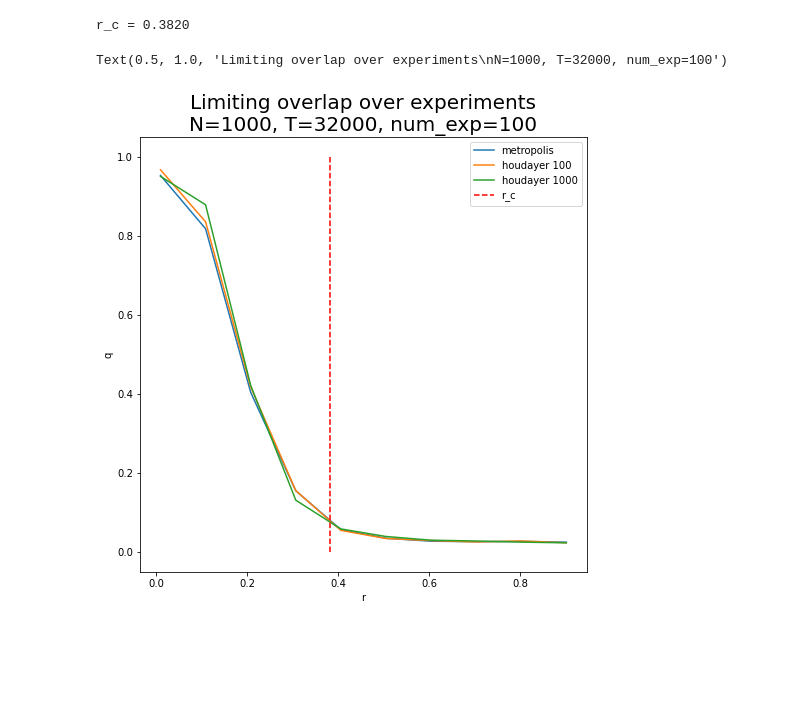
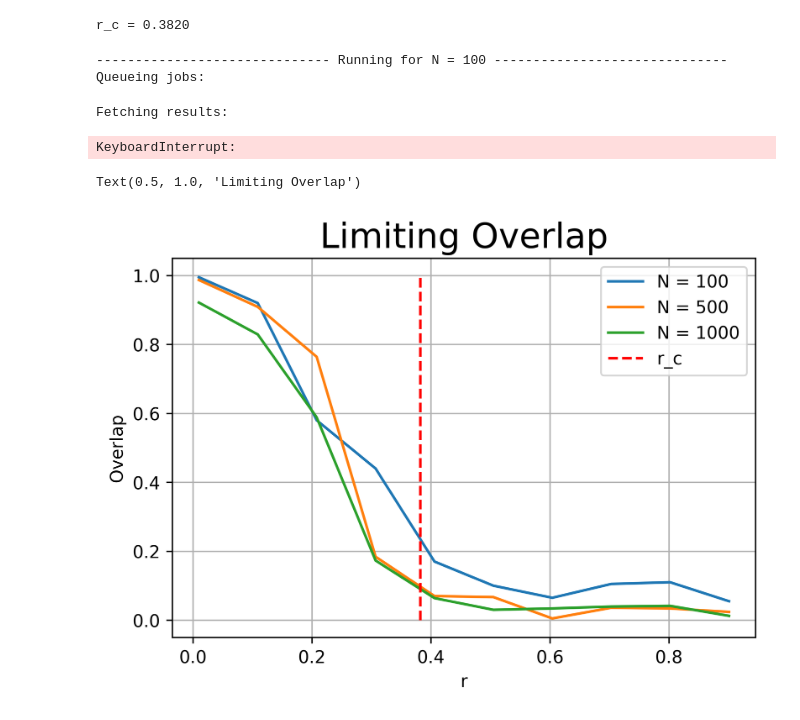
Before and after one commit to galannp/Markov, a Jupyter notebook: notebook/testing_david.ipynb, the cells around one changed output. Drawn from its saved outputs; the diff is of its cells as text; code cells hidden in the pictures; blank space fills up the shorter version.

```diff
--- a/notebook/testing_david.ipynb
+++ b/notebook/testing_david.ipynb
@@ -290,14 +327,41 @@ for r in tqdm(r_list):
-# %%
-# Plotting the limiting perfomance as a function of r
-plt.figure(figsize=(8, 8))
-plt.plot(r_list, q_metr_lim)
-plt.plot(r_list, q_h1_lim)
-plt.plot(r_list, q_h10_lim)
-plt.plot([r_c, r_c], [0, 1], 'r--', ) # plotting the phase transition
-plt.legend(["metropolis", "houdayer 100", "houdayer 1000", "r_c"])
-plt.xlabel("r")
-plt.ylabel("q")
-plt.title(f"Limiting overlap over experiments\nN={N}, T={T}, num_exp={nexp}", fontdict={"fontsize":20})
-# %% [output]
-Text(0.5, 1.0, 'Limiting overlap over experiments\nN=1000, T=32000, num_exp=100')
-[figure, removed]
+# %%
+avg_list = []
+for N in N_list:
+    # Generate all data for a given N
+    print(f'{"-"*30} Running for N = {N} {"-"*30}')
+    Q = rplot_metropolis(N, d, T, r_list, num_xstar, num_graph, num_exp)
+
+    # Save file
+    path = '../data'
+    stamp = datetime.now().strftime("%m_%d_%y_%H_%M_%S")
+    filename = f'rplot_N_{N}_d_{d}_T_{T}_NRUN_{num_xstar}_{num_graph}_{num_exp}_TIME_{stamp}'
+    np.save(f'{path}/{filename}', Q)
+
+    # Compute average
+    avg_list.append(np.average(Q, axis=(1,2,3)))
+# %% [output]
+------------------------------ Running for N = 100 ------------------------------
+Queueing jobs:
+Fetching results:
+KeyboardInterrupt:
+# %%
+# Plot the limiting perfomance as a function of r
+plt.figure(dpi=600)
+labels = []
+for i, N in enumerate(N_list):
+    plt.plot(r_list, avg_list[i])
+    labels.append(f'N = {N}')
+
+# Plot the phase transition
+plt.plot([r_c, r_c], [0, 1], 'r--', )
+labels.append("r_c")
+
+# Plot parameters
+plt.legend(labels)
+plt.xlabel("r")
+plt.ylabel("Overlap")
+plt.grid()
+plt.title(f"Limiting Overlap", fontdict={"fontsize":20})
+# %% [output]
+Text(0.5, 1.0, 'Limiting Overlap')
+[figure, added]
```
Also changed, not shown: parts of 11 cells of this notebook.
